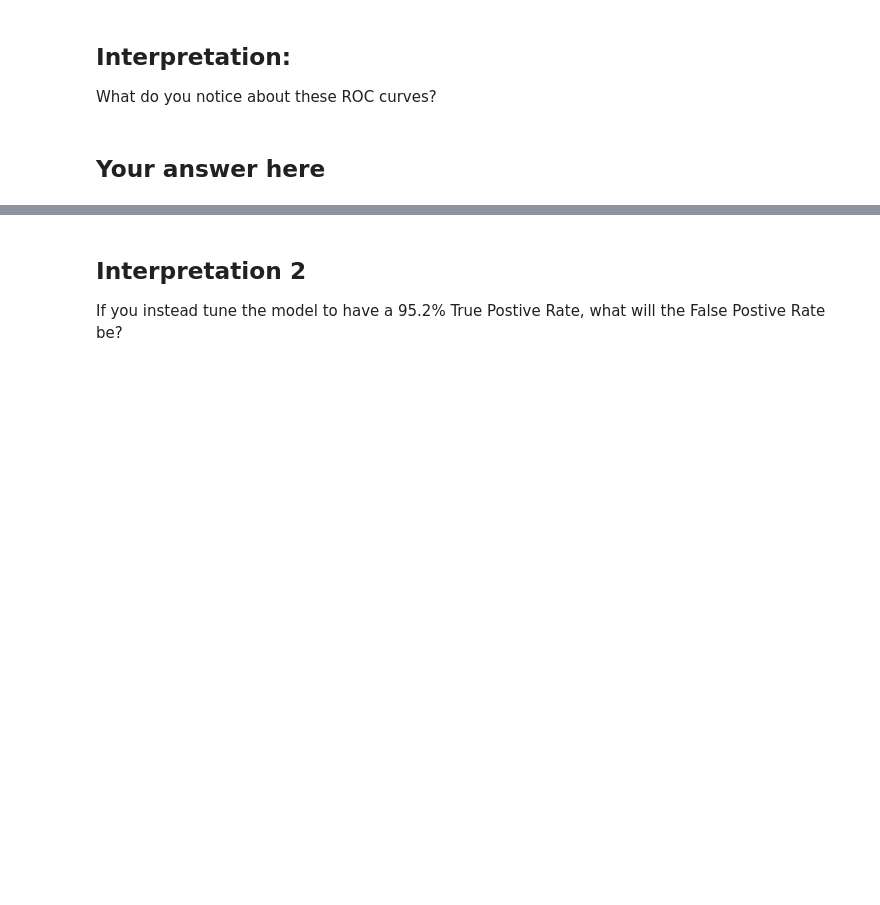
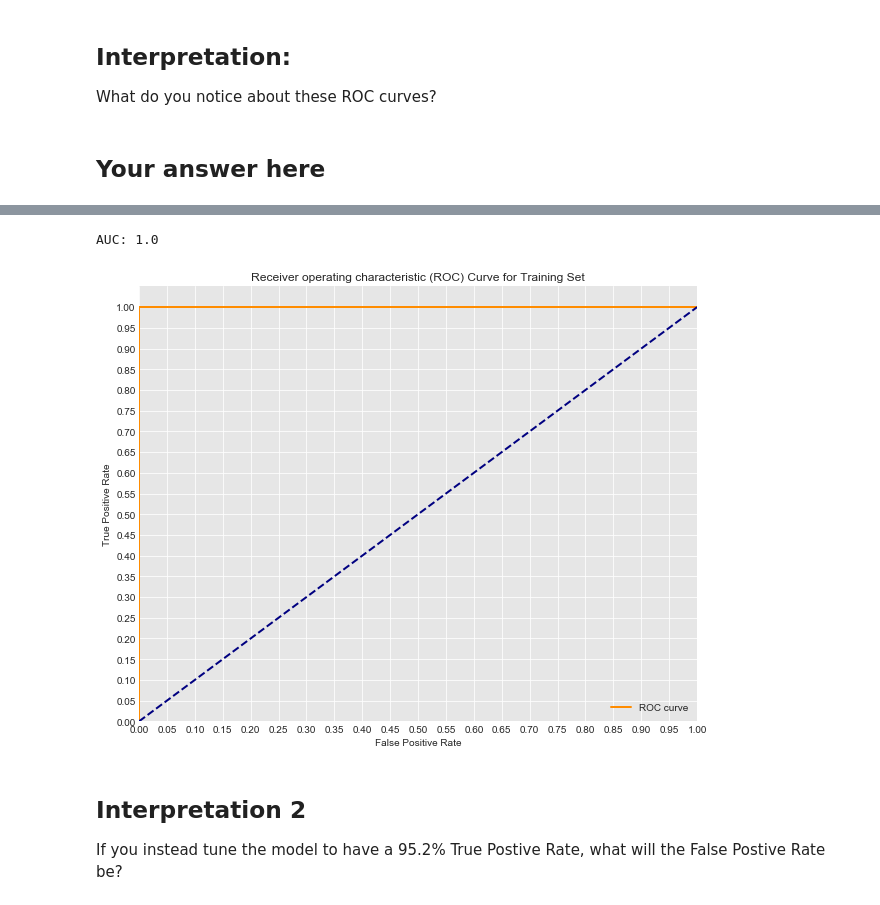
Before and after one commit to learn-co-curriculum/dsc-roc-curves-and-auc-lab, a Jupyter notebook: index.ipynb, the cells around one changed output, grey strips where cells are left out. Saved outputs shown, nothing was run; the diff lists cells and outputs as text; code cells hidden in the pictures; blank space fills up the shorter version.

```diff
--- a/index.ipynb
+++ b/index.ipynb
@@ -45,6 +152,29 @@ Look at the ROC curve graph from the lesson:
 <img src="images/lesson_roc_graph.png">
 
 Think about the scenario of this model: predicting heart disease. If you tune the current model to have an 82% True Positive Rate, (you've still missed 20% of those with heart disease), what is the False positive rate?
+# %%
+# __SOLUTION__
+#Seaborns Beautiful Styling
+sns.set_style("darkgrid", {"axes.facecolor": ".9"})
+
+plt.figure(figsize=(10,8))
+lw = 2
+plt.plot(train_fpr, train_tpr, color='darkorange',
+         lw=lw, label='ROC curve')
+plt.plot([0, 1], [0, 1], color='navy', lw=lw, linestyle='--')
+plt.xlim([0.0, 1.0])
+plt.ylim([0.0, 1.05])
+plt.yticks([i/20.0 for i in range(21)])
+plt.xticks([i/20.0 for i in range(21)])
+plt.xlabel('False Positive Rate')
+plt.ylabel('True Positive Rate')
+plt.title('Receiver operating characteristic (ROC) Curve for Training Set')
+plt.legend(loc="lower right")
+print('AUC: {}'.format(auc(train_fpr, train_tpr)))
+plt.show()
+# %% [output]
+AUC: 1.0
+[figure, added]
 # %%
 fpr = #write the approximate fpr when tpr=.8
 # %% [markdown]
```
Also changed, not shown: parts of 7 cells of this notebook, 3 other files.
